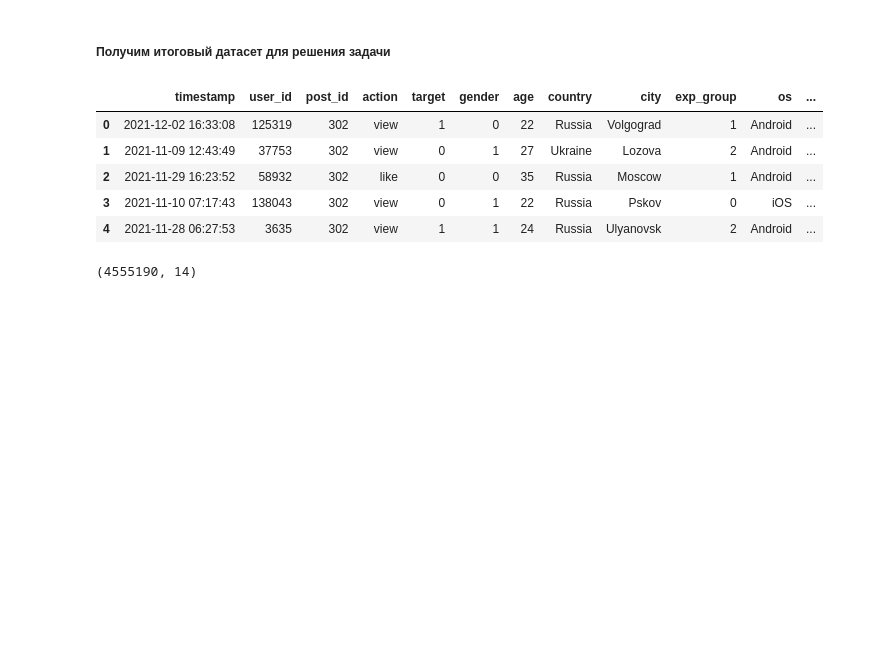
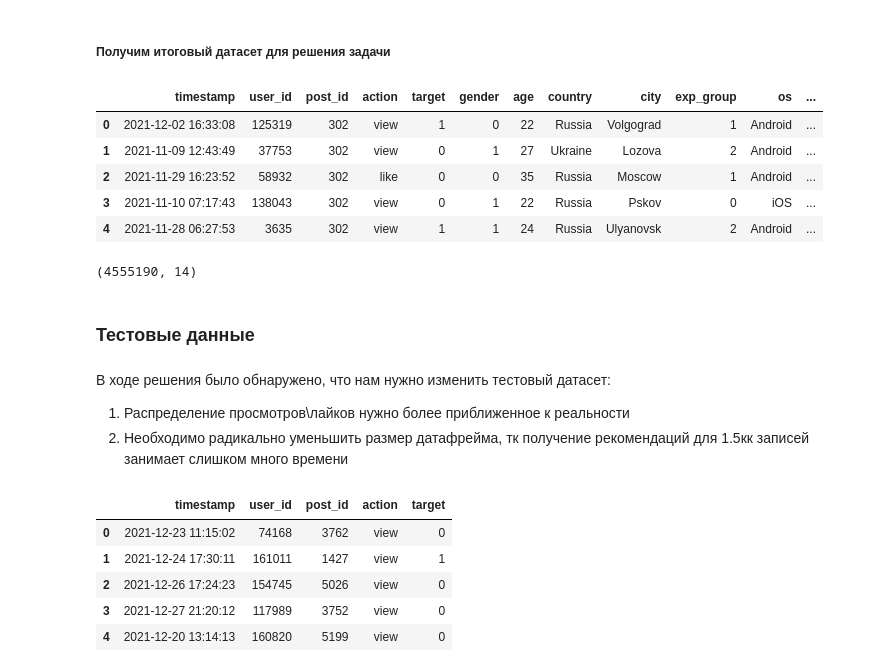
Before and after one commit to Litvinov-Ivan/posts-feed-recsys, a Jupyter notebook: notebooks/data_downloading.ipynb, the cells around one changed output. Drawn from its saved outputs; the diff is of its cells as text; code cells hidden in the pictures; blank space fills up the shorter version.

```diff
--- a/notebooks/data_downloading.ipynb
+++ b/notebooks/data_downloading.ipynb
@@ -139,3 +139,29 @@ post_data.to_csv(CONFIG['data_folder'] + '/post_data.csv', index=False)
 user_data.to_csv(CONFIG['data_folder'] + '/user_data.csv', index=False)
 test_data.to_csv(CONFIG['data_folder'] + '/test_data.csv', index=False)
 train_data.to_csv(CONFIG['datasets_folder'] + '/train_data.csv', index=False)
+# %% [markdown]
+### Тестовые данные
+# %% [markdown]
+В ходе решения было обнаружено, что нам нужно изменить тестовый датасет:
+1. Распределение просмотров\лайков нужно более приближенное к реальности
+2. Необходимо радикально уменьшить размер датафрейма, тк получение рекомендаций для 1.5кк записей занимает слишком много времени
+# %%
+# Загрузим 250 тысяч записей
+
+q = """
+SELECT *
+FROM public.feed_data
+WHERE EXTRACT(MONTH FROM timestamp) = 12 AND EXTRACT(DAY FROM timestamp) > 15
+ORDER BY RANDOM()
+LIMIT 250000
+"""
+
+test_data = select(q)
+test_data.head()
+# %% [output]
+|  | timestamp | user_id | post_id | action | target |
+| 0 | 2021-12-23 11:15:02 | 74168 | 3762 | view | 0 |
+| 1 | 2021-12-24 17:30:11 | 161011 | 1427 | view | 1 |
+| 2 | 2021-12-26 17:24:23 | 154745 | 5026 | view | 0 |
+| 3 | 2021-12-27 21:20:12 | 117989 | 3752 | view | 0 |
+| 4 | 2021-12-20 13:14:13 | 160820 | 5199 | view | 0 |
```
Also changed, not shown: parts of 3 cells of this notebook, 4 other files.
